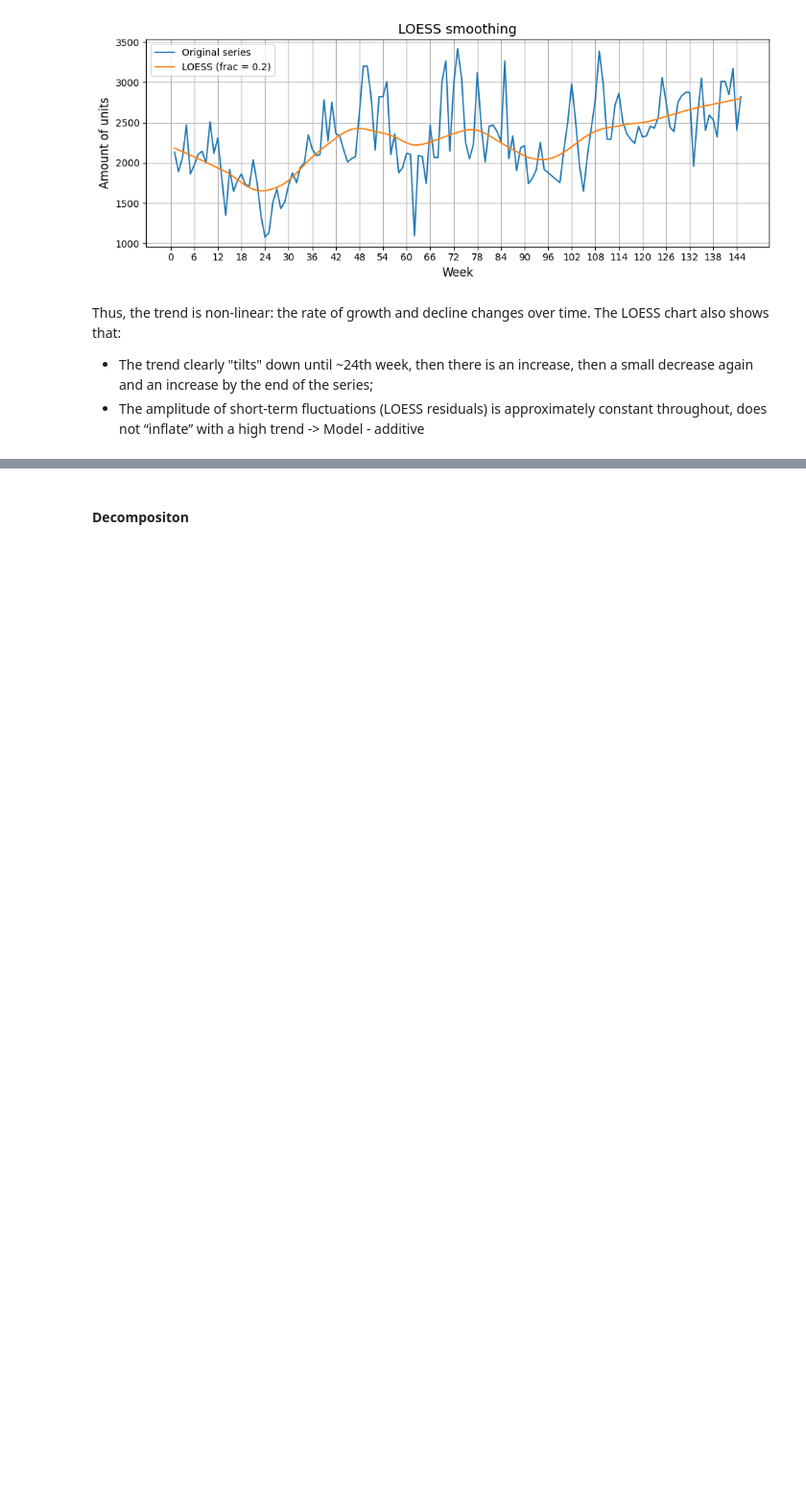
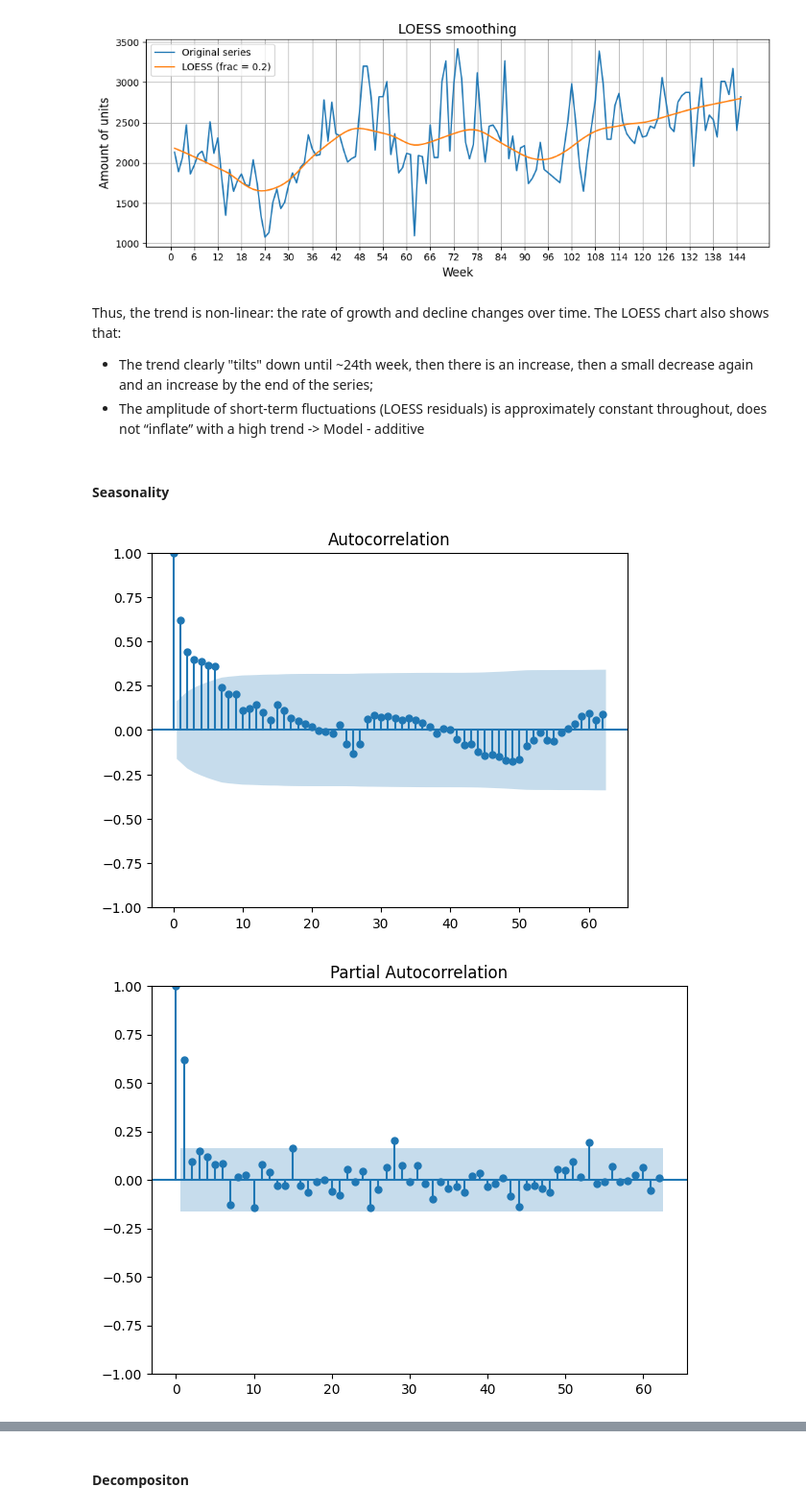
Before and after one commit to AwanRaskall/ml-demand-driven-order-planning, a Jupyter notebook: product_demand_prediction.ipynb, the cells around one changed output, grey strips where cells are left out. Shown at 96% size. Drawn from its saved outputs; the diff is of its cells as text; code cells hidden in the pictures; blank space fills up the shorter version.

Commit message:
Coded analysis of Seasonality

```diff
--- a/product_demand_prediction.ipynb
+++ b/product_demand_prediction.ipynb
@@ -462,3 +463,11 @@ plot_graph(df_work, trend_loess, title = 'LOESS smoothing', labels = ['Original
 Thus, the trend is non-linear: the rate of growth and decline changes over time. The LOESS chart also shows that:
 - The trend clearly "tilts" down until ~24th week, then there is an increase, then a small decrease again and an increase by the end of the series;
 - The amplitude of short-term fluctuations (LOESS residuals) is approximately constant throughout, does not “inflate” with a high trend -> Model - additive
+# %% [markdown]
+#### Seasonality
+# %%
+# Plot the autocorrelation and partial autocorrelation graphs
+autoreg(df_work)
+# %% [output]
+[figure, added]
+[figure, added]
```
Also changed, not shown: parts of 5 cells of this notebook.
